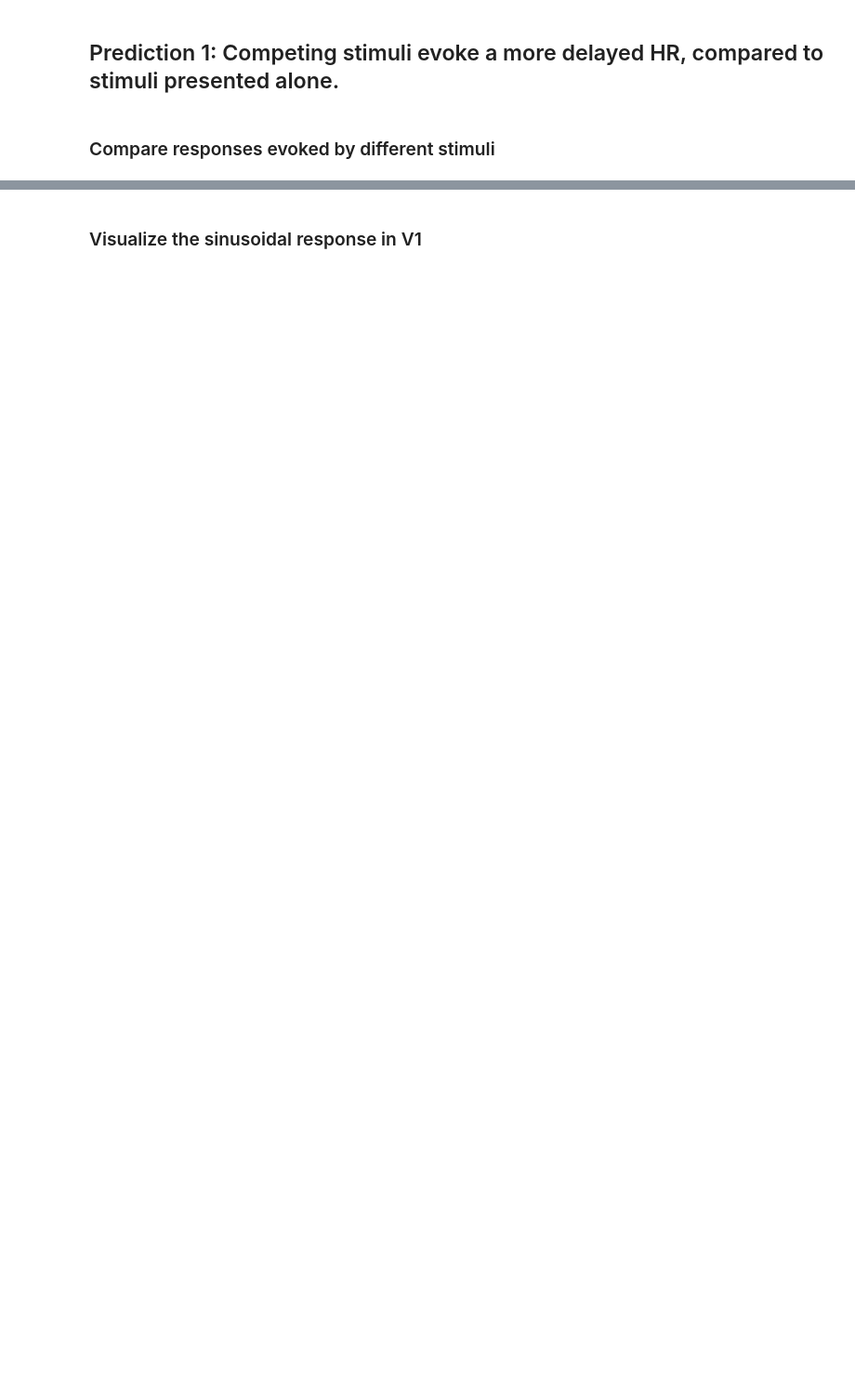
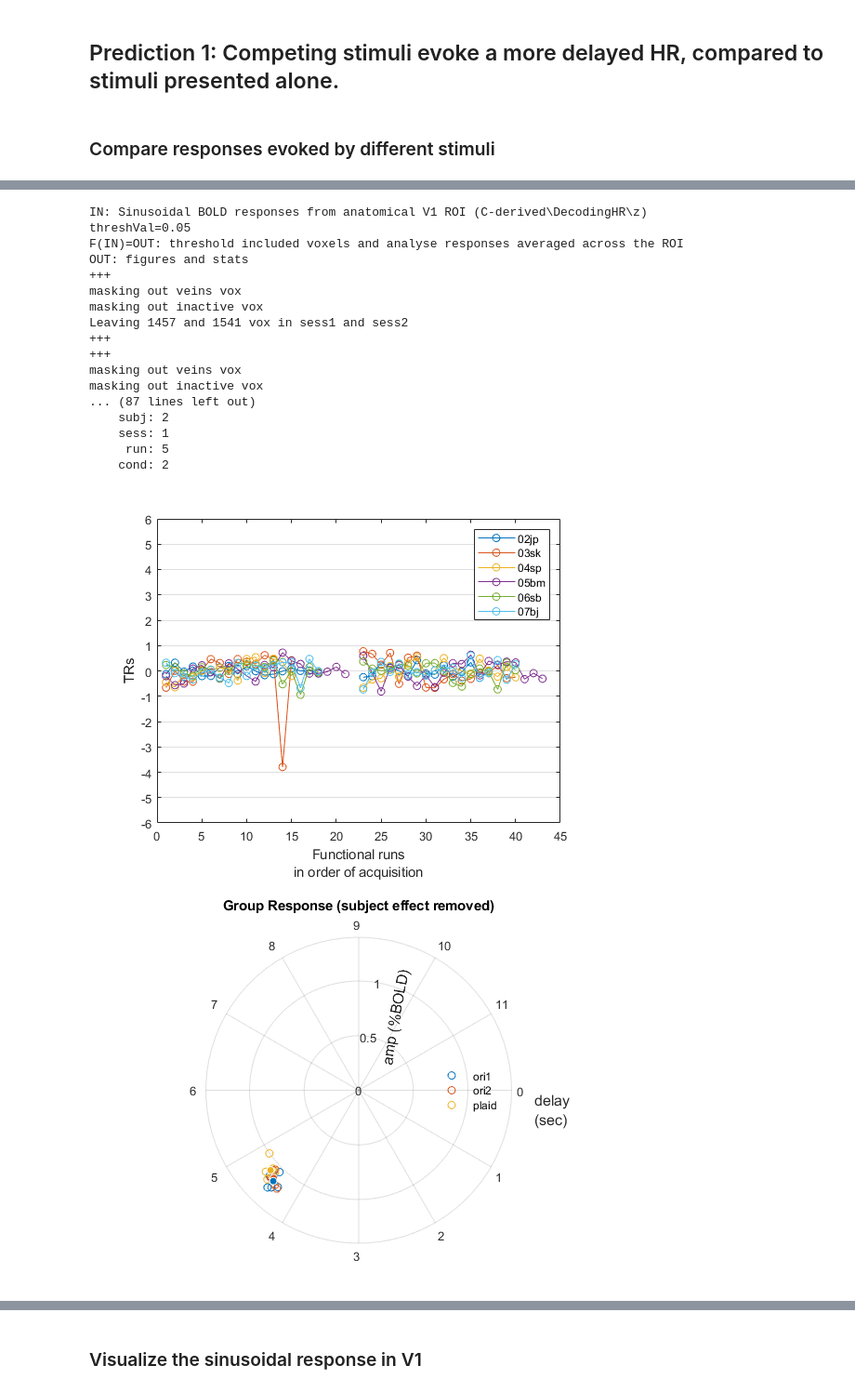
Before and after one commit to Proulx-S/HRdelay, a Jupyter notebook: neuroimaging/HRdelay.ipynb, the cells around one changed output, grey strips where cells are left out. Shown: that part at 93% size. Cells and saved outputs as stored; diff of their text form; code cells hidden in the pictures; blank space fills up the shorter version.

```diff
--- a/neuroimaging/HRdelay.ipynb
+++ b/neuroimaging/HRdelay.ipynb
@@ -89,0 +66,22 @@ Cartesian Space
+# %%
+runGroupAnalysis_sin
+# %% [output]
+IN: Sinusoidal BOLD responses from anatomical V1 ROI (C-derived\DecodingHR\z)
+threshVal=0.05
+F(IN)=OUT: threshold included voxels and analyse responses averaged across the ROI
+OUT: figures and stats
++++
+masking out veins vox
+masking out inactive vox
+Leaving 1457 and 1541 vox in sess1 and sess2
++++
++++
+masking out veins vox
+masking out inactive vox
+... (87 lines left out)
+    subj: 2
+    sess: 1
+     run: 5
+    cond: 2
+[figure, added]
+[figure, added]
```
Also changed, not shown: parts of 9 cells of this notebook, 9 other files.
